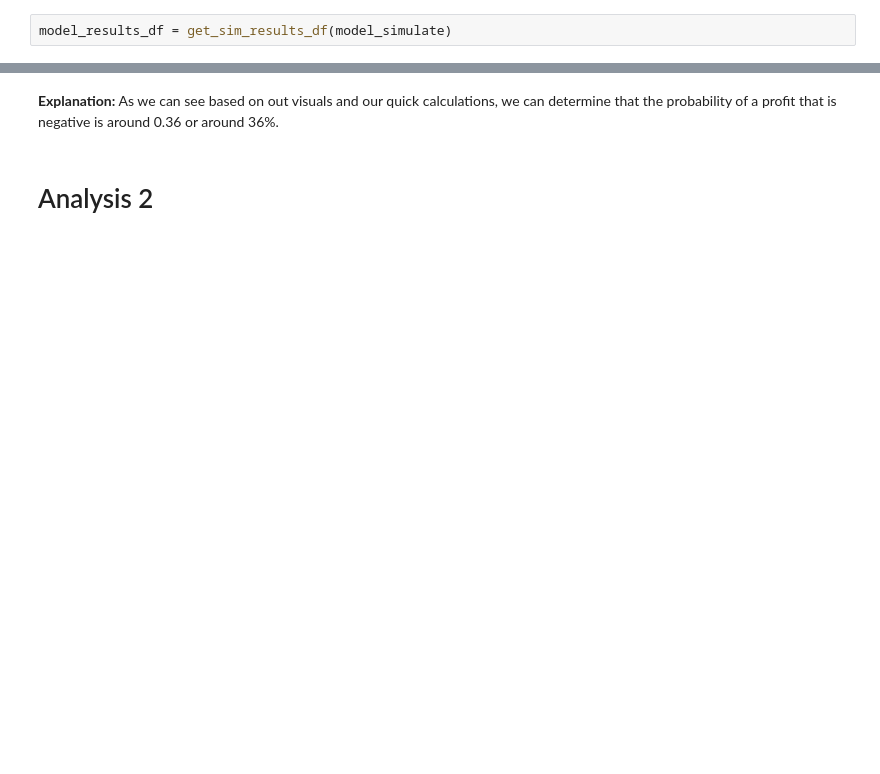
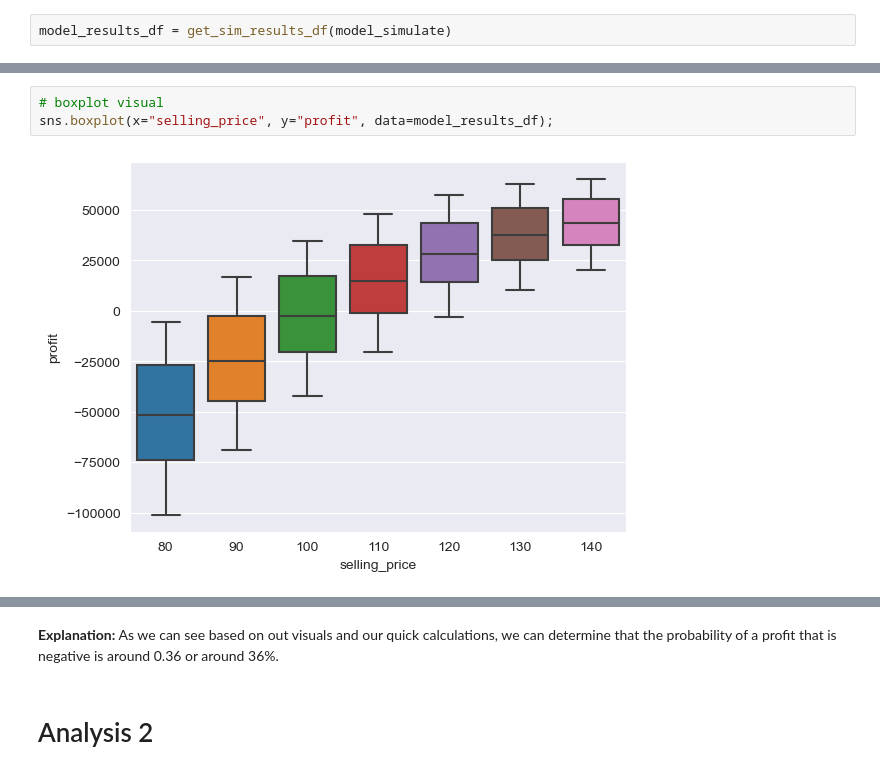
Before and after one commit to nicky-html96/hw2_excel_withpython, a Jupyter notebook: hw2_submission.ipynb, the cells around one changed output, grey strips where cells are left out. Saved outputs shown, nothing was run; the diff lists cells and outputs as text; blank space fills up the shorter version.

```diff
--- a/hw2_submission.ipynb
+++ b/hw2_submission.ipynb
@@ -352,2 +359,7 @@ model_results_df
 700 rows × 3 columns
+# %%
+# boxplot visual
+sns.boxplot(x="selling_price", y="profit", data=model_results_df);
+# %% [output]
+[figure, added]
 # %%
```
Also changed, not shown: parts of 25 cells of this notebook.
